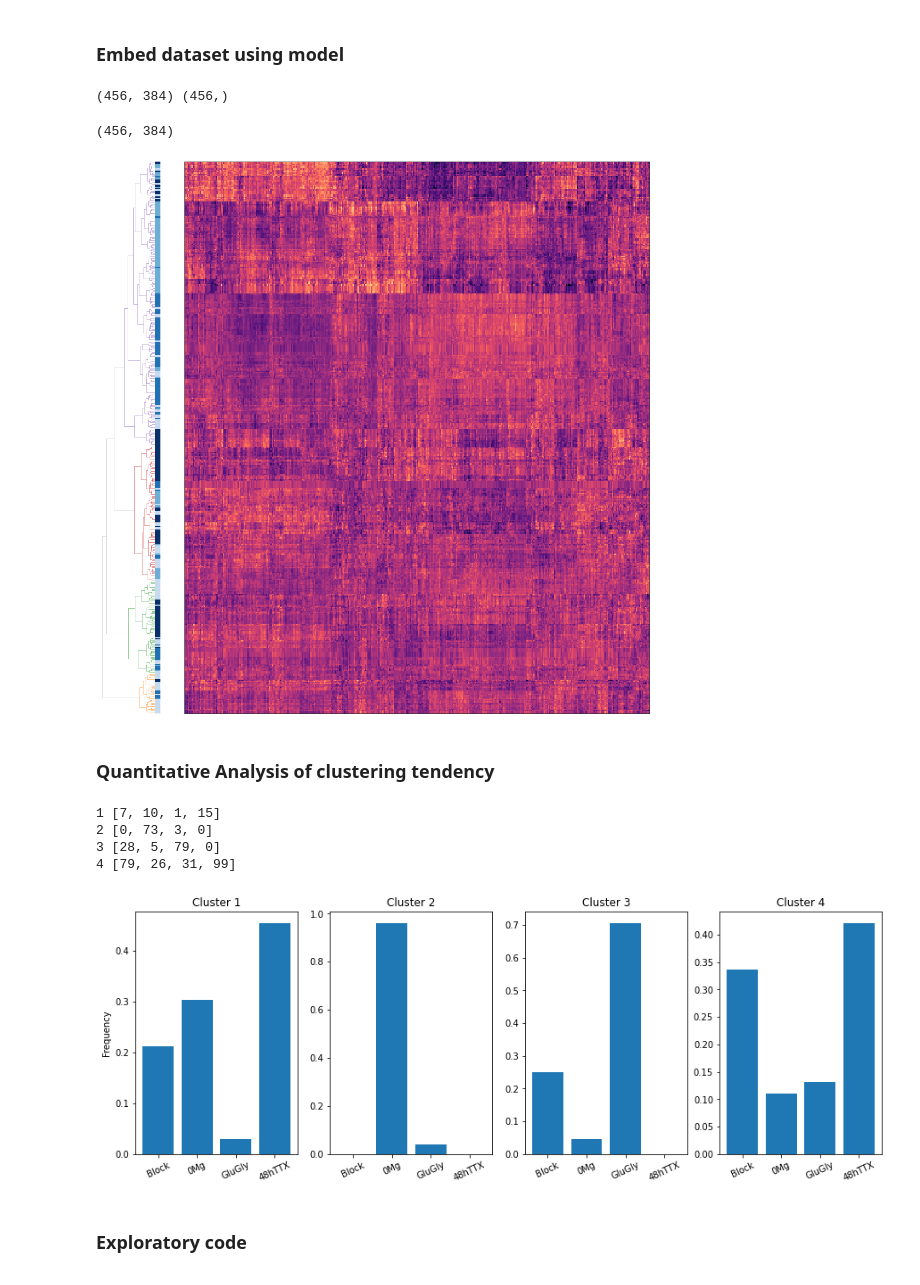
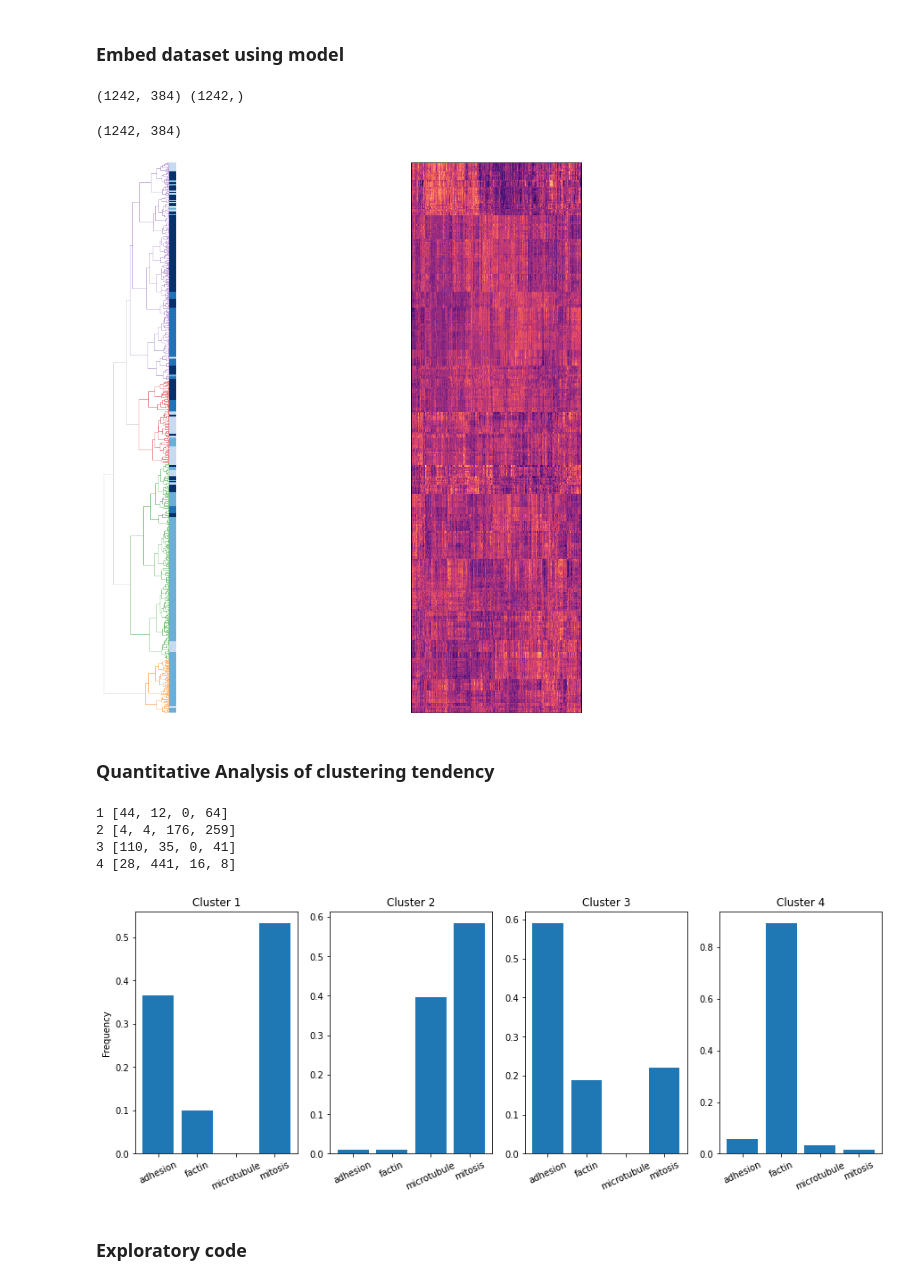
Before and after one commit to FLClab/STED-FM, a Jupyter notebook: experiments/clustering-experiments/hierarchical.ipynb, the cells around one changed output. Cells and saved outputs as stored; diff of their text form; code cells hidden in the pictures.

```diff
--- a/experiments/clustering-experiments/hierarchical.ipynb
+++ b/experiments/clustering-experiments/hierarchical.ipynb
@@ -10,7 +10,7 @@ from DEFAULTS import BASE_PATH
 from loaders import get_dataset
 from model_builder import get_pretrained_model_v2
 
-DATASET = "neural-activity-states"
+DATASET = "dl-sim"
 MODEL = "mae-lightning-small"
 WEIGHTS = "MAE_SMALL_STED"
 GLOBAL_POOL = "avg"
@@ -104,7 +112,7 @@ dataset_idx = np.array(dataset_idx)
 print(embeddings.shape, labels.shape)
 assert embeddings.shape[0] == labels.shape[0]
 # %% [output]
-(456, 384) (456,)
+(1242, 384) (1242,)
 # %%
 from scipy.cluster import hierarchy
 from sklearn.preprocessing import StandardScaler
@@ -126,10 +134,10 @@ threshold = sorted(distances)[1-N_CLASSES]  # n_samples - n_clusters = -3 for 4
 Y2 = hierarchy.linkage(D.T, method="ward", metric="euclidean")
 
 fig = plt.figure(figsize=(15, 15))
-ax3 = fig.add_axes([0, 0, 0.1, 1.0])
+ax3 = fig.add_axes([0, 0, 0.1, 0.8])
 ax3.set_xticks([])
 ax3.set_yticks([])
-fig.gca().invert_yaxis()
+fig.gca().invert_xaxis()
 ax3.axis("off")
 
 zmap = plt.get_cmap("tab10", len(uniques))
@@ -147,37 +155,37 @@ Z2 = hierarchy.dendrogram(
 )
 for collection in ax3.collections:
     collection.set_linewidth(0.5)
 
-ax4 = fig.add_axes([0.1,0,0.01,1.0])
+ax4 = fig.add_axes([0.1,0,0.01, 0.8])
 ax4.set_xticks([])
 ax4.set_yticks([])
 ax4.axis('off')
 
 cmap = plt.get_cmap("Blues", len(set(uniques)) + 1)
 all_colors = []
 for i, leaf in enumerate(Z1["leaves"]):
     all_colors.append(cmap(labels[leaf] + 1))
     ax4.barh(i + 0.5, 1, 1.0, color=cmap(labels[leaf] + 1))
 #     # ax4.axhline(i + 0.5, color=cmap(GROUPS_MODEL[groups[leaf]] + 1))
 ax4.set(
     ylim=(0, len(Z1["leaves"])), xlim=(0, 1)
 )
 ax4.invert_yaxis()
 
 
-axmatrix2 = fig.add_axes([0.15,0,0.85, 1.0])
+axmatrix2 = fig.add_axes([0.15,0,0.85, 0.8])
 idx1 = Z1['leaves']
 idx2 = Z2['leaves']
 
 sorted_co_matrix = D[idx1,:]
 sorted_co_matrix = sorted_co_matrix[:, idx2]
 im2 = axmatrix2.matshow(sorted_co_matrix, aspect='equal', origin='lower', cmap="magma")
 axmatrix2.set_xticks([])
 axmatrix2.set_yticks([])
 fig.gca().invert_yaxis() # this plus the x-axis invert in the right-flipped dendrogram flips the y-axis
 # %% [output]
-(456, 384)
+(1242, 384)
-[figure, old version]
+[figure, new version]
 # %% [markdown]
 ### Quantitative Analysis of clustering tendency
 # %%
@@ -203,11 +211,11 @@ for i in range(num_clusters):
     axs[0].set_ylabel("Frequency")
 plt.show()
 # %% [output]
-1 [7, 10, 1, 15]
-2 [0, 73, 3, 0]
-3 [28, 5, 79, 0]
-4 [79, 26, 31, 99]
+1 [44, 12, 0, 64]
+2 [4, 4, 176, 259]
+3 [110, 35, 0, 41]
+4 [28, 441, 16, 8]
-[figure, old version]
+[figure, new version]
 # %% [markdown]
 ### Exploratory code
 # %%
```
Also changed, not shown: parts of 6 cells of this notebook, 3 other files.
